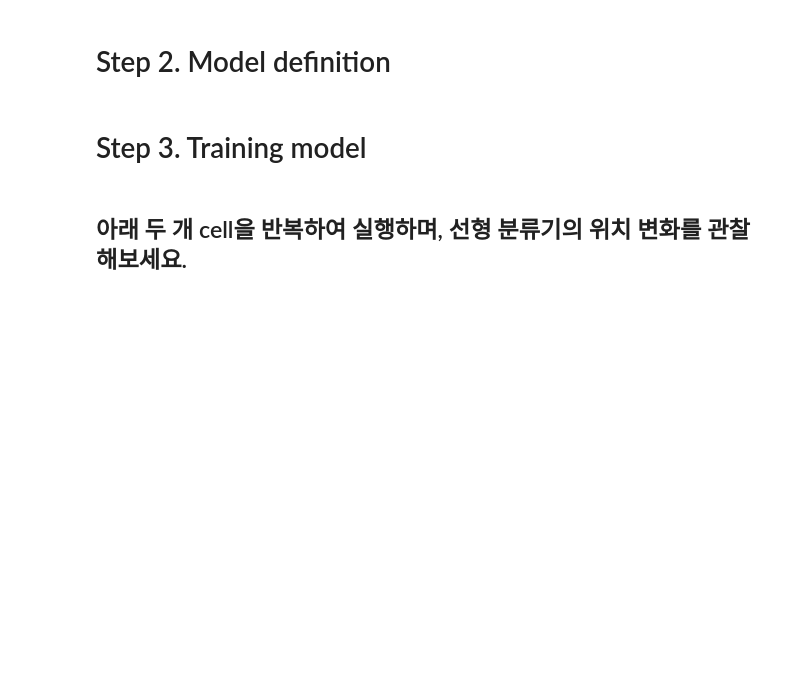
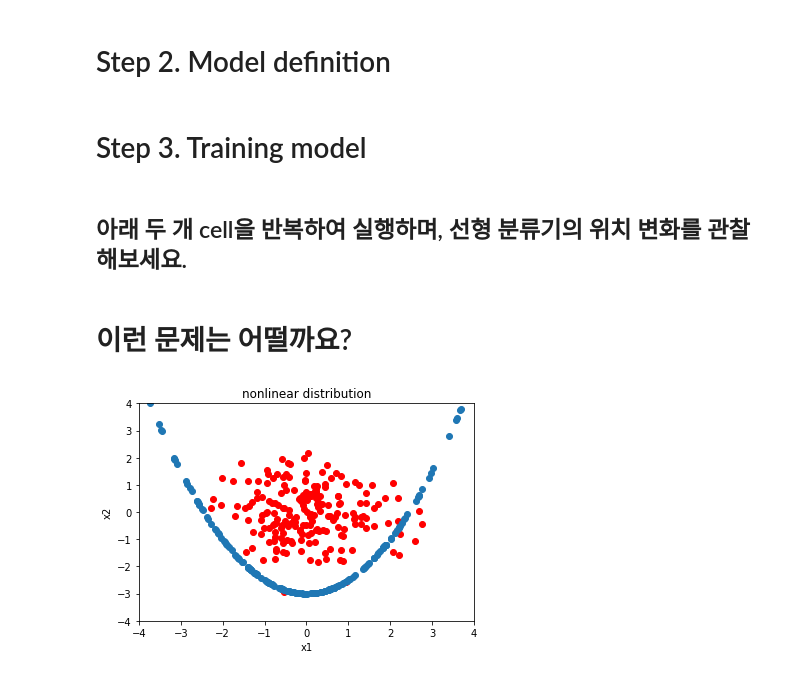
Before and after one commit to hukim1112/DLCV_UOS, a Jupyter notebook: lecture3/Logistic regression.ipynb, the cells around one changed output. Cells and saved outputs as stored; diff of their text form; code cells hidden in the pictures; blank space fills up the shorter version.

```diff
--- a/lecture3/Logistic regression.ipynb
+++ b/lecture3/Logistic regression.ipynb
@@ -141,3 +141,35 @@ def visualize(w, b):
 for i in range(15):
     w, b = train(200, x, w, b, y)
     visualize(w, b)
+# %% [markdown]
+# 이런 문제는 어떨까요?
+# %%
+# 임의의 클래스 A와 클래스 B를 생성함.
+m = 200
+class_A = np.random.normal(0, 1, [m, 2])
+label_A = np.ones([m, 1])
+
+class_B_x = np.random.normal(0, 2, [m, 1])
+class_B_y = 0.5*class_B_x**2 - 3
+
+class_B = np.concatenate([class_B_x, class_B_y], axis = 1)
+label_B = np.zeros([m, 1])
+# %%
+#데이터 분포를 볼까요?
+
+fig = plt.figure()
+ax1 = fig.add_subplot(111)
+
+ax1.set_title('nonlinear distribution')
+ax1.set_xlabel('x1')
+ax1.set_ylabel('x2')
+
+ax1.set_xlim([-4,4])
+ax1.set_ylim([-4,4])
+
+ax1.scatter(class_A[:,0], class_A[:,1], c='red')
+
+ax1.scatter(class_B[:,0], class_B[:,1])
+plt.show()
+# %% [output]
+[figure, added]
```
Also changed, not shown: parts of 8 cells of this notebook.
